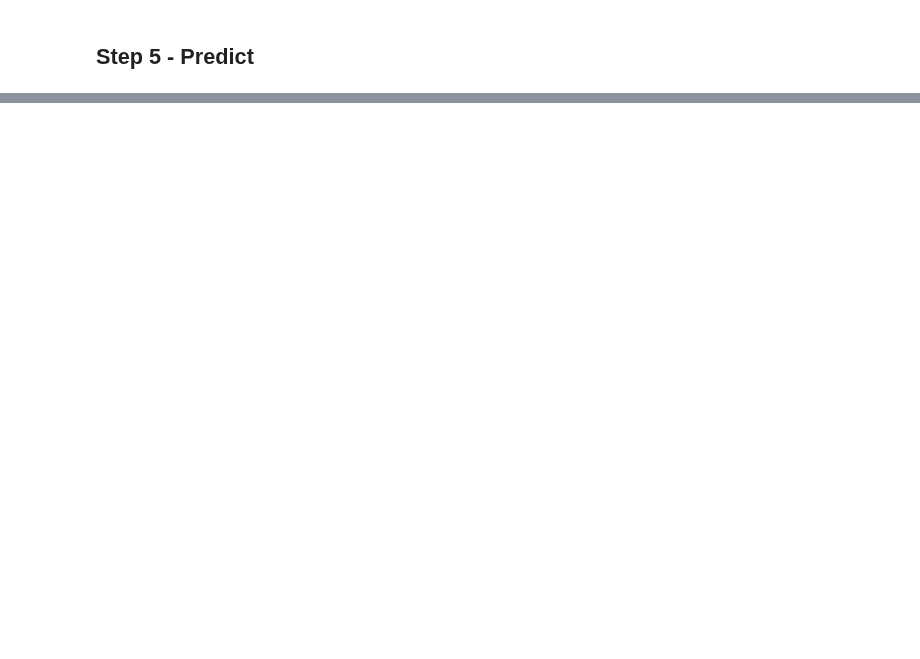
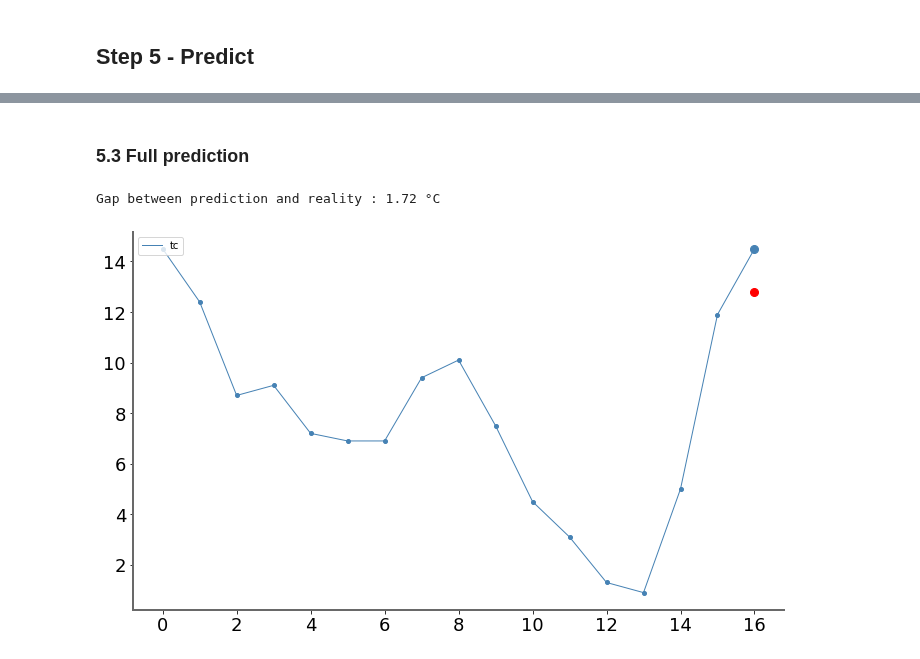
Before and after one commit to Jean-Christ1/Deep-Learning-with-Keras-and-Tensorflow, a Jupyter notebook: SYNOP/01-Try-a-peediction.ipynb, the cells around one changed output, grey strips where cells are left out. Cells and saved outputs as stored; diff of their text form; code cells hidden in the pictures; blank space fills up the shorter version.

```diff
--- a/SYNOP/01-Try-a-peediction.ipynb
+++ b/SYNOP/01-Try-a-peediction.ipynb
@@ -293,3 +211,40 @@ plt.show()
+# %% [markdown]
+### 5.3 Full prediction
+# %%
+def denormalize(mean,std,seq):
+    nseq = seq.copy()
+    for i,s in enumerate(nseq):
+        s = s*std + mean
+        nseq[i]=s
+    return nseq
+
+
+# ---- Get a sequence
+
+i=random.randint(0,len(dataset_test)-sequence_len)
+sequence      = dataset_test[i:i+sequence_len]
+sequence_true = dataset_test[i:i+sequence_len+1]
+
+# ---- Prediction
+
+pred = loaded_model.predict( np.array([sequence]) )
+
+# ---- De-normalization
+
+sequence_true = denormalize(mean,std, sequence_true)
+pred          = denormalize(mean,std, pred)
+
+# ---- Show it
+feat=11
+
+delta_deg=abs(sequence_true[-1][feat]-pred[-1][feat])
+print(f'Gap between prediction and reality : {delta_deg:.2f} °C')
+
+reload(ooo)
+ooo.plot_multivariate_serie(sequence_true, prediction=pred, labels=features, only_features=[feat],width=14, height=8)
+# %% [output]
+Gap between prediction and reality : 1.72 °C
+[figure, added]
 # %% [markdown]
 ---
 <img width="80px" src="../fidle/img/00-Fidle-logo-01.svg"></img>
```
Also changed, not shown: parts of 9 cells of this notebook, 2 other files.
